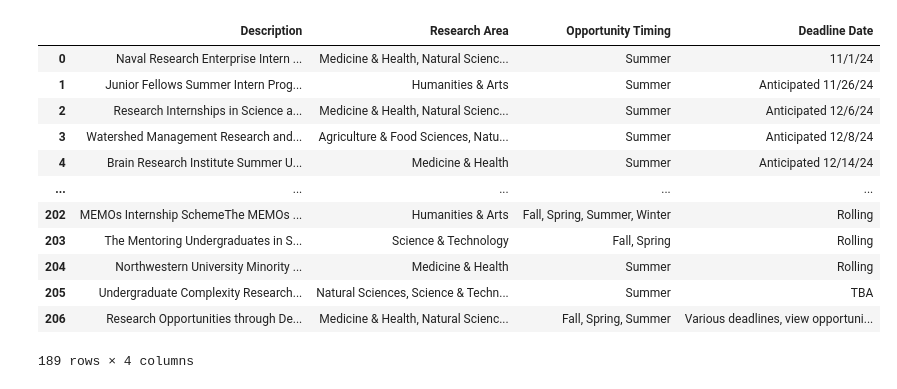
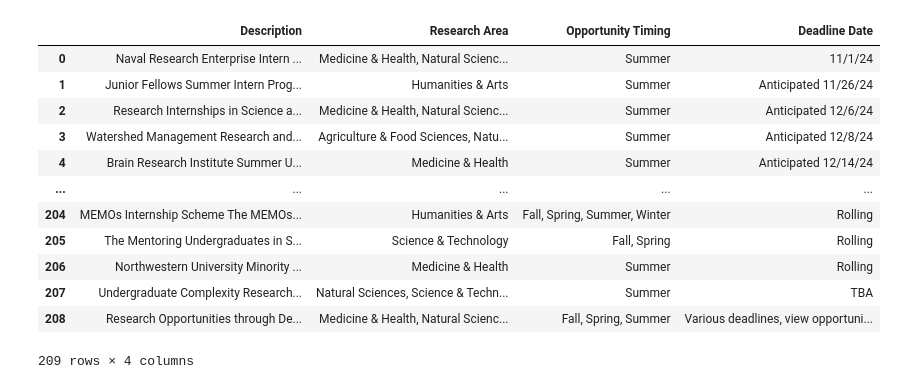
Before and after one commit to CS196Illinois/FA24-Group8, a Jupyter notebook: Research/recom_Alice.ipynb, the cells around one changed output. Saved outputs shown, nothing was run; the diff lists cells and outputs as text; code cells hidden in the pictures.

```diff
--- a/Research/recom_Alice.ipynb
+++ b/Research/recom_Alice.ipynb
@@ -12,34 +12,31 @@ from gensim.models.doc2vec import Doc2Vec, TaggedDocument
 # %%
 data = []
 for i in range(0, 9):
     url = "https://researchops.web.illinois.edu/?page=" + str(i)
     response = requests.get(url)
     if response.status_code == 200:
         soup = BeautifulSoup(response.content, 'html.parser')  # Parse HTML content of the page
 
         table_rows = soup.find_all('tr')  # Find all table rows if the data is in a table
 
         for row in table_rows:
             columns = row.find_all('td')
-            row_data = [column.text.strip() for column in columns]
+            row_data = [column.get_text(separator = " ").strip() for column in columns]
             if row_data:  # Avoid appending empty rows
                 data.append(row_data)
-
 research_opps_w_duplicates = pd.DataFrame(data, columns=["Description", "Research Area", "Opportunity Timing", "Deadline Date"])
-#find most common words
-research_opps = research_opps_w_duplicates.drop_duplicates()
-research_opps
+research_opps_w_duplicates
 # %% [output]
 |  | Description | Research Area | Opportunity Timing | Deadline Date |
 | 0 | Naval Research Enterprise Intern ... | Medicine & Health, Natural Scienc... | Summer | 11/1/24 |
 | 1 | Junior Fellows Summer Intern Prog... | Humanities & Arts | Summer | Anticipated 11/26/24 |
 | 2 | Research Internships in Science a... | Medicine & Health, Natural Scienc... | Summer | Anticipated 12/6/24 |
 | 3 | Watershed Management Research and... | Agriculture & Food Sciences, Natu... | Summer | Anticipated 12/8/24 |
 | 4 | Brain Research Institute Summer U... | Medicine & Health | Summer | Anticipated 12/14/24 |
 | ... | ... | ... | ... | ... |
-| 202 | MEMOs Internship SchemeThe MEMOs ... | Humanities & Arts | Fall, Spring, Summer, Winter | Rolling |
-| 203 | The Mentoring Undergraduates in S... | Science & Technology | Fall, Spring | Rolling |
-| 204 | Northwestern University Minority ... | Medicine & Health | Summer | Rolling |
-| 205 | Undergraduate Complexity Research... | Natural Sciences, Science & Techn... | Summer | TBA |
-| 206 | Research Opportunities through De... | Medicine & Health, Natural Scienc... | Fall, Spring, Summer | Various deadlines, view opportuni... |
+| 204 | MEMOs Internship Scheme The MEMOs... | Humanities & Arts | Fall, Spring, Summer, Winter | Rolling |
+| 205 | The Mentoring Undergraduates in S... | Science & Technology | Fall, Spring | Rolling |
+| 206 | Northwestern University Minority ... | Medicine & Health | Summer | Rolling |
+| 207 | Undergraduate Complexity Research... | Natural Sciences, Science & Techn... | Summer | TBA |
+| 208 | Research Opportunities through De... | Medicine & Health, Natural Scienc... | Fall, Spring, Summer | Various deadlines, view opportuni... |
-189 rows × 4 columns
+209 rows × 4 columns
```
Also changed, not shown: parts of 10 cells of this notebook.
